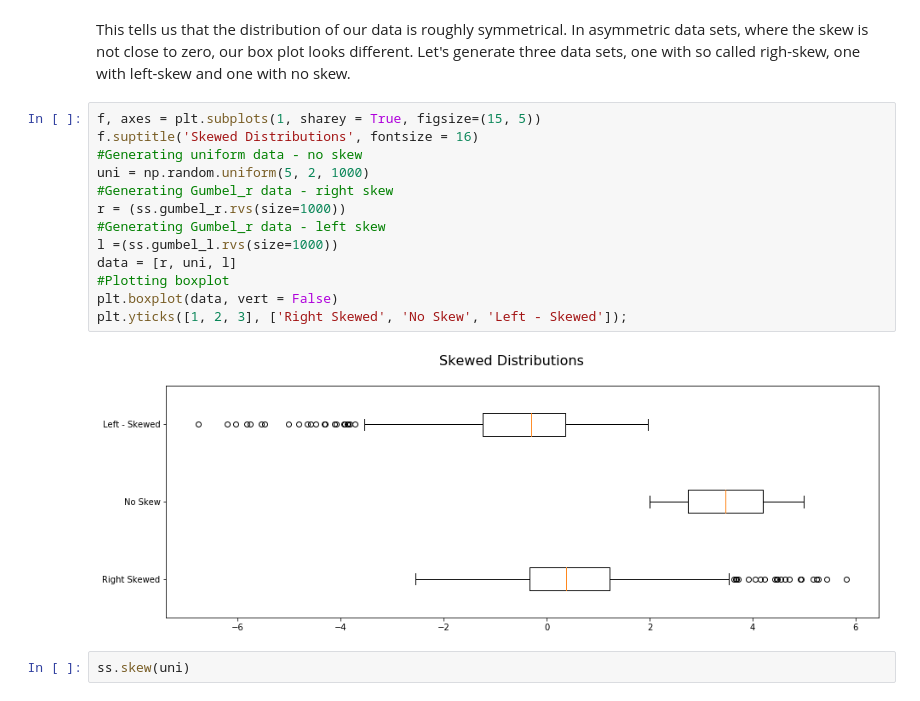
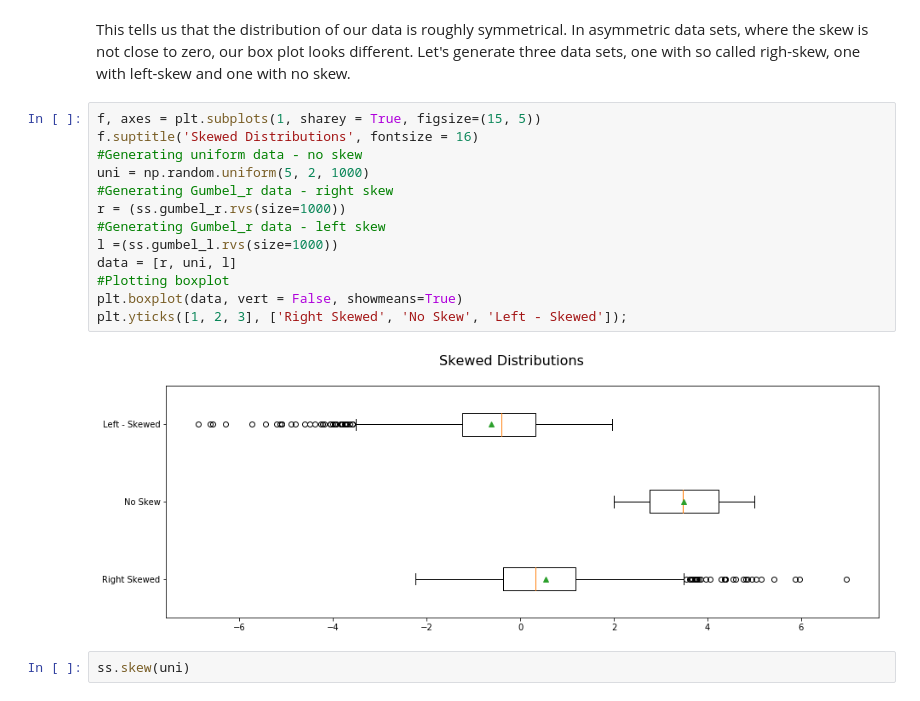
Before and after one commit to MarionMcG/fundamentals_data_analysis, a Jupyter notebook: boxplots.ipynb, the cells around one changed output. Cells and saved outputs as stored; diff of their text form.

```diff
--- a/boxplots.ipynb
+++ b/boxplots.ipynb
@@ -151,18 +156,18 @@ This tells us that the distribution of our data is roughly symmetrical. In asymm
 # %%
 f, axes = plt.subplots(1, sharey = True, figsize=(15, 5))
 f.suptitle('Skewed Distributions', fontsize = 16)
 #Generating uniform data - no skew
 uni = np.random.uniform(5, 2, 1000)
 #Generating Gumbel_r data - right skew
 r = (ss.gumbel_r.rvs(size=1000))
 #Generating Gumbel_r data - left skew
 l =(ss.gumbel_l.rvs(size=1000))
 data = [r, uni, l]
 #Plotting boxplot
-plt.boxplot(data, vert = False)
+plt.boxplot(data, vert = False, showmeans=True)
 plt.yticks([1, 2, 3], ['Right Skewed', 'No Skew', 'Left - Skewed']);
 # %% [output]
-[figure, old version]
+[figure, new version]
 # %%
 ss.skew(uni)
 # %% [output]
```
Also changed, not shown: parts of 3 cells of this notebook.
